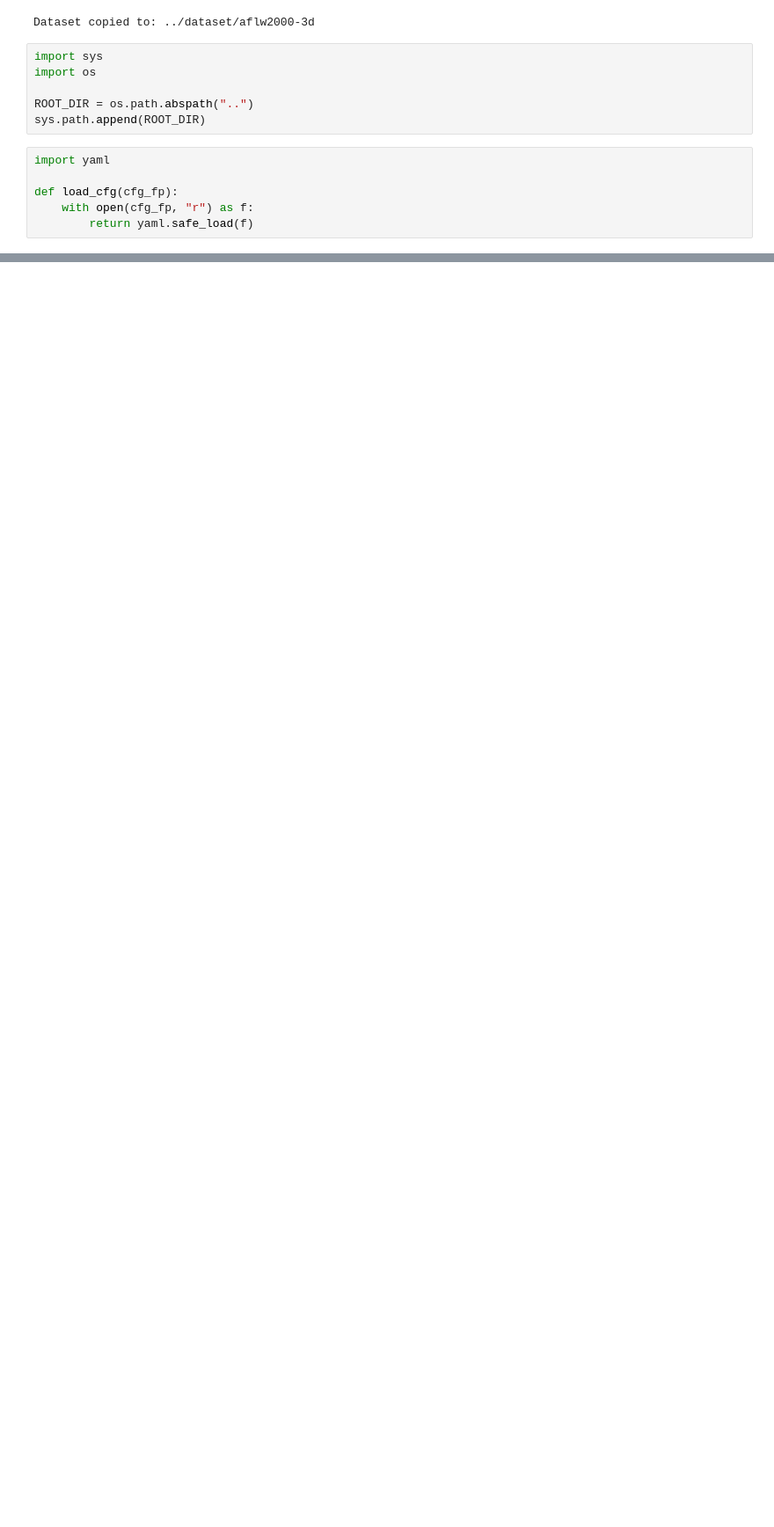
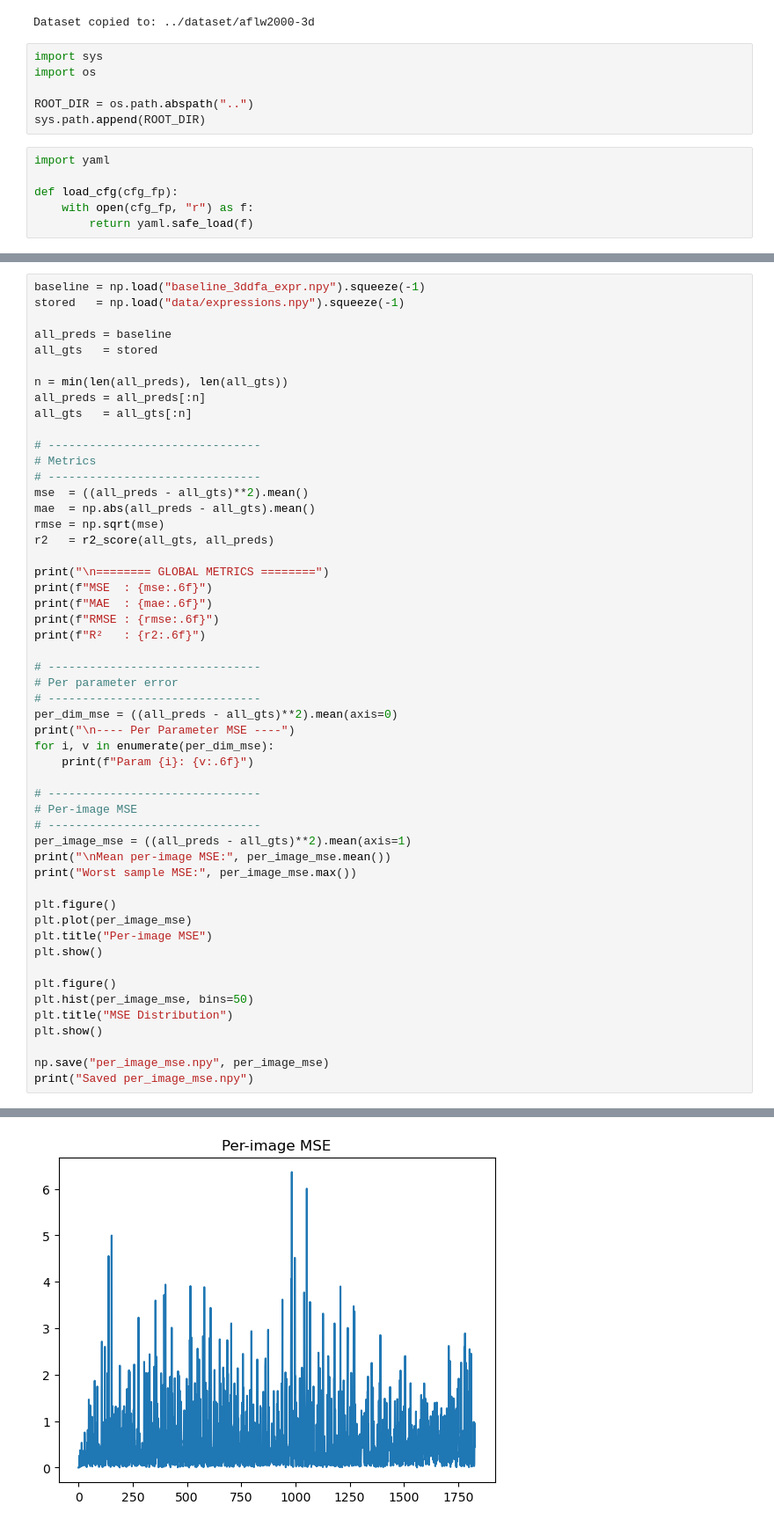
Before and after one commit to KinsleyTan/Deep-LearningProject, a Jupyter notebook: notebooks/testing.ipynb, the cells around one changed output, grey strips where cells are left out. Shown at 88% size. Cells and saved outputs as stored; diff of their text form; blank space fills up the shorter version.

Commit message:
tested out different parameters

```diff
--- a/notebooks/testing.ipynb
+++ b/notebooks/testing.ipynb
@@ -453,0 +518,53 @@ plt.show()
+# %%
+baseline = np.load("baseline_3ddfa_expr.npy").squeeze(-1)
+stored   = np.load("data/expressions.npy").squeeze(-1)
+
+all_preds = baseline
+all_gts   = stored
+
+n = min(len(all_preds), len(all_gts))
+all_preds = all_preds[:n]
+all_gts   = all_gts[:n]
+
+# -------------------------------
+# Metrics
+# -------------------------------
+mse  = ((all_preds - all_gts)**2).mean()
+mae  = np.abs(all_preds - all_gts).mean()
+rmse = np.sqrt(mse)
+r2   = r2_score(all_gts, all_preds)
+
+print("\n======== GLOBAL METRICS ========")
+print(f"MSE  : {mse:.6f}")
+print(f"MAE  : {mae:.6f}")
+print(f"RMSE : {rmse:.6f}")
+print(f"R²   : {r2:.6f}")
+
+# -------------------------------
+# Per parameter error
+# -------------------------------
+per_dim_mse = ((all_preds - all_gts)**2).mean(axis=0)
+print("\n---- Per Parameter MSE ----")
+for i, v in enumerate(per_dim_mse):
+    print(f"Param {i}: {v:.6f}")
+
+# -------------------------------
+# Per-image MSE
+# -------------------------------
+per_image_mse = ((all_preds - all_gts)**2).mean(axis=1)
+print("\nMean per-image MSE:", per_image_mse.mean())
+print("Worst sample MSE:", per_image_mse.max())
+
+plt.figure()
+plt.plot(per_image_mse)
+plt.title("Per-image MSE")
+plt.show()
+
+plt.figure()
+plt.hist(per_image_mse, bins=50)
+plt.title("MSE Distribution")
+plt.show()
+
+np.save("per_image_mse.npy", per_image_mse)
+print("Saved per_image_mse.npy")
+# %% [output]
@@ -453,0 +591 @@ plt.show()
+[figure, added]
```
Also changed, not shown: parts of 19 cells of this notebook, 2 other files.
